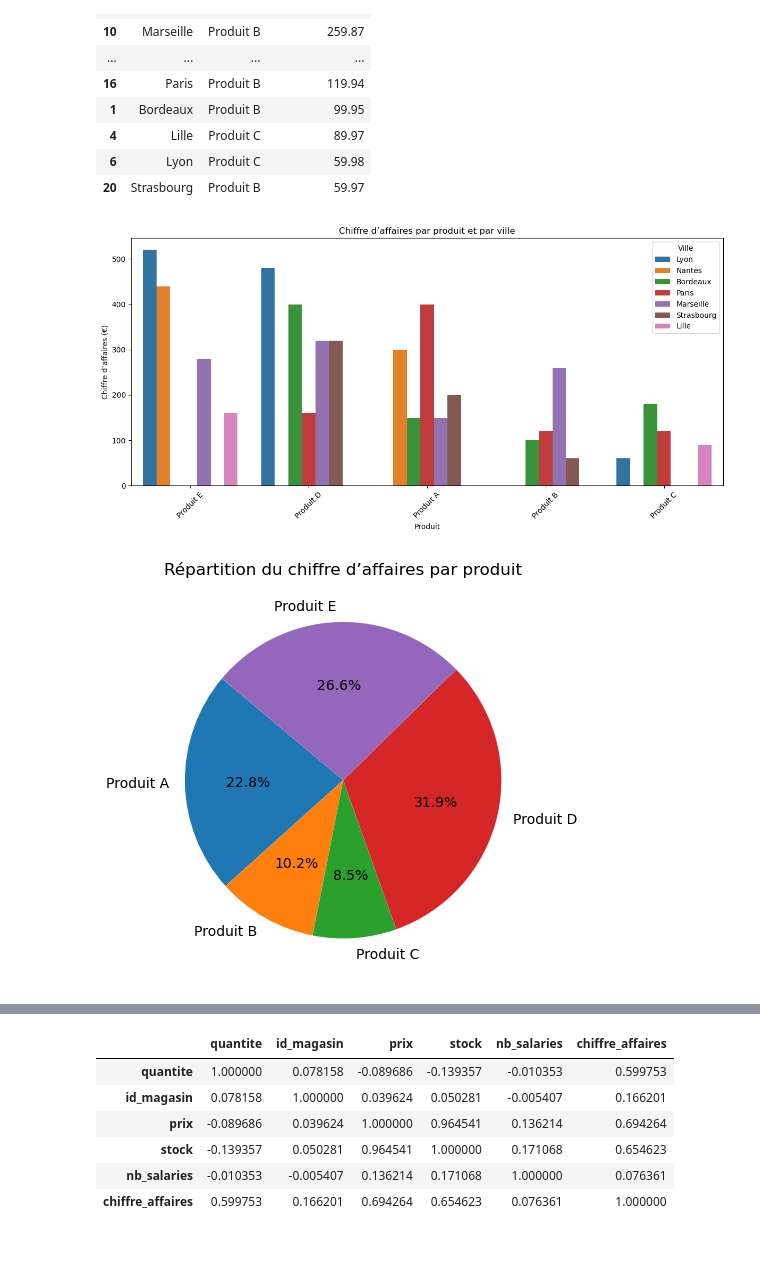
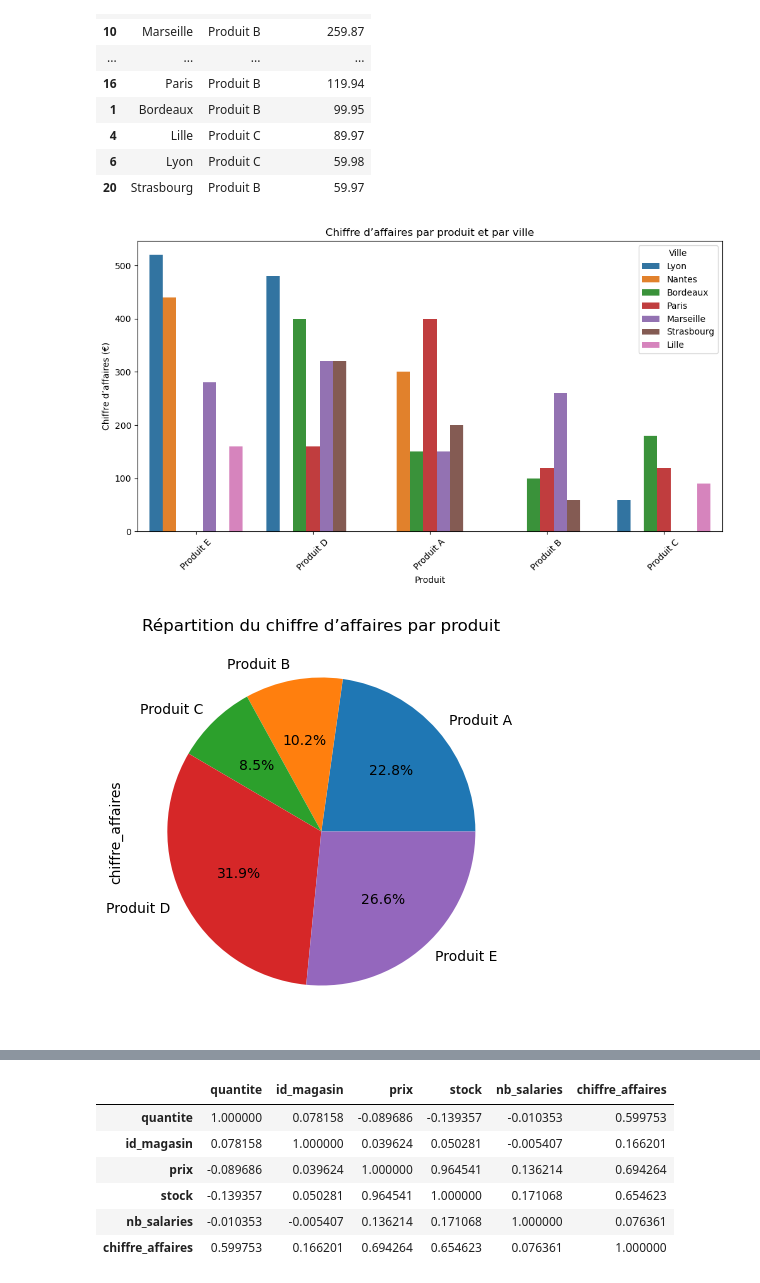
Before and after one commit to Anissa83/analyse-ventes-pme, a Jupyter notebook: PME_sql_pipeline.ipynb, the cells around one changed output, grey strips where cells are left out. Saved outputs shown, nothing was run; the diff lists cells and outputs as text; code cells hidden in the pictures; blank space fills up the shorter version.

```diff
--- a/PME_sql_pipeline.ipynb
+++ b/PME_sql_pipeline.ipynb
@@ -72,10 +72,7 @@ connexion.commit()
 # %%
 conn = sqlite3.connect("pme_ventes.db")
 # %%
-#Insertion de la table df_produits
-# Recharge les produits en corrigeant les colonnes mal lues
-df_produits = pd.read_csv(url_produits)
-df_produits.columns = ['nom', 'id_ref_produit', 'prix', 'stock']  # remettre les bons noms
+df_produits.columns = ['nom', 'id_ref_produit', 'prix', 'stock']
 df_produits = df_produits[['id_ref_produit', 'nom', 'prix', 'stock']]  # réorganiser les colonnes
 # %%
 df_produits.to_sql("produits", connexion, if_exists="replace", index=False)
@@ -240,33 +231,30 @@ df_resultat
 # %%
 #Produit par ville
 import matplotlib.pyplot as plt
 import seaborn as sns
 
 plt.figure(figsize=(12, 6))
 sns.barplot(data=df_resultat, x="nom", y="chiffre_affaires", hue="ville")
 
 plt.title("Chiffre d’affaires par produit et par ville")
 plt.xlabel("Produit")
 plt.ylabel("Chiffre d’affaires (€)")
 plt.legend(title="Ville")
 plt.xticks(rotation=45)
-plt.tight_layout()
 plt.show()
 # %% [output]
-[figure, old version]
+[figure, new version]
 # %%
-#Camembert du CA total par produit
+#CA total par produit
 df_total_par_produit = df_resultat.groupby("nom")["chiffre_affaires"].sum()
 
 plt.figure(figsize=(5, 5))
-df_total_par_produit.plot.pie(autopct="%1.1f%%", startangle=140)
+df_total_par_produit.plot.pie(autopct="%1.1f%%")
 
 plt.title("Répartition du chiffre d’affaires par produit")
-plt.ylabel("")
-plt.tight_layout()
 plt.show()
 # %% [output]
-[figure, old version]
+[figure, new version]
 # %%
 top_5 = df_ventes_produits.groupby("nom")["quantite"].sum().sort_values(ascending=False).head(5).reset_index()
 
```
Also changed, not shown: parts of 10 cells of this notebook, 6 other files.
